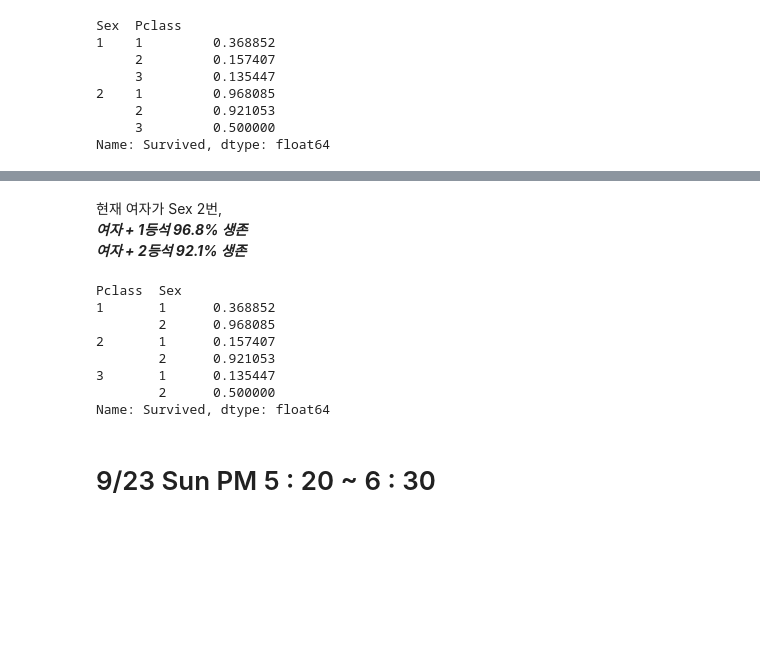
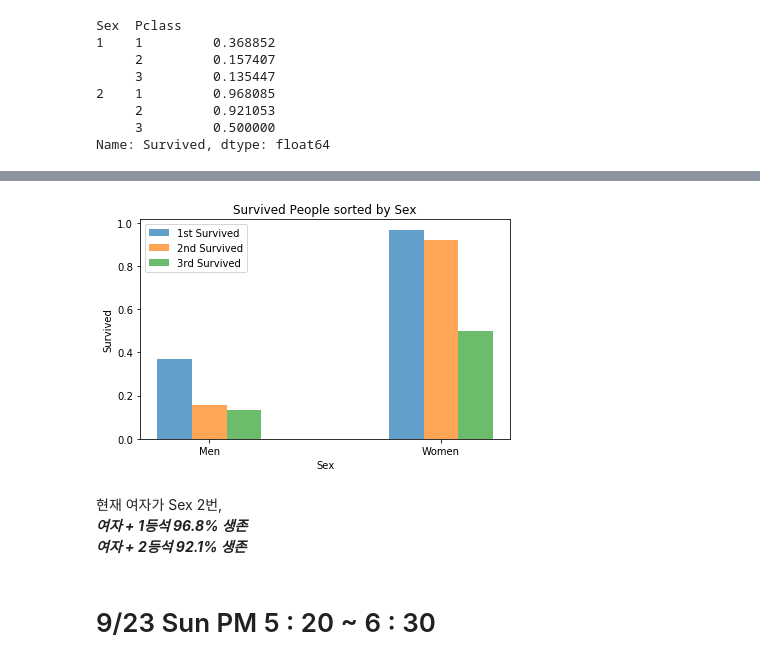
Before and after one commit to saanghyuk/ML-Study, a Jupyter notebook: titanic/Titanic.ipynb, the cells around one changed output, grey strips where cells are left out. Cells and saved outputs as stored; diff of their text form; code cells hidden in the pictures; blank space fills up the shorter version.

```diff
--- a/titanic/Titanic.ipynb
+++ b/titanic/Titanic.ipynb
@@ -265,0 +312,2 @@ Name: Survived, dtype: float64
+# %%
+sex_pclass= train_data.groupby(['Sex', 'Pclass']).sum()['Survived'] / train_data.groupby(['Sex', 'Pclass']).count()['Survived']
@@ -266,18 +325,45 @@ Name: Survived, dtype: float64
+# %%
+n_groups = 2
+first_survived = []
+second_survived= []
+third_survived =[]
+for i in range(1, 3):
+    first_survived.append(sex_pclass[i][1])
+    second_survived.append(sex_pclass[i][2])
+    third_survived.append(sex_pclass[i][3])
+# %%
+# create plot
+fig, ax = plt.subplots()
+index = np.arange(n_groups)
+bar_width = 0.15
+opacity = 0.7
+
+rects1 = plt.bar(index, first_survived, bar_width,
+                 alpha=opacity,
+                 label='1st Survived')
+
+rects2 = plt.bar(index + bar_width, second_survived, bar_width,
+                 alpha=opacity,
+                 label='2nd Survived')
+rects3 = plt.bar(index + bar_width+bar_width, third_survived, bar_width,
+                 alpha=opacity,
+                 label='3rd Survived')
+
+
+plt.xlabel('Sex')
+plt.ylabel('Survived')
+plt.title('Survived People sorted by Sex')
+plt.xticks(index + bar_width, ('Men', 'Women'))
+plt.legend()
+
+plt.tight_layout()
+plt.show()
+# %% [output]
+[figure, added]
 # %% [markdown]
 현재 여자가 Sex 2번, <br>
 ***여자 + 1등석 96.8% 생존***<br>
 ***여자 + 2등석 92.1% 생존***
-# %%
-train_data.groupby(['Pclass', 'Sex']).sum()['Survived'] / train_data.groupby(['Pclass', 'Sex']).count()['Survived']
-# %% [output]
-Pclass  Sex
-1       1      0.368852
-        2      0.968085
-2       1      0.157407
-        2      0.921053
-3       1      0.135447
-        2      0.500000
-Name: Survived, dtype: float64
 # %% [markdown]
 # 9/23 Sun PM 5 : 20 ~ 6 : 30
 # %% [markdown]
```
Also changed, not shown: parts of 15 cells of this notebook.
